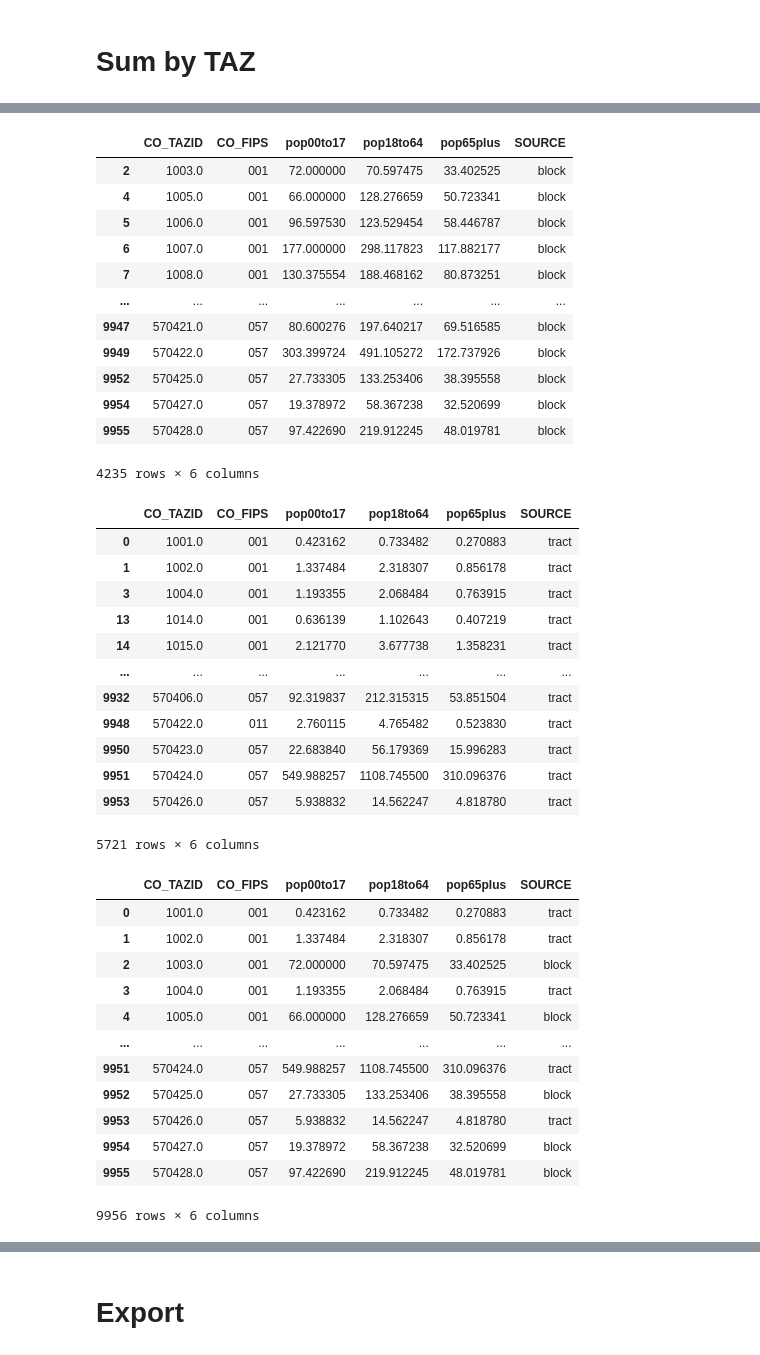
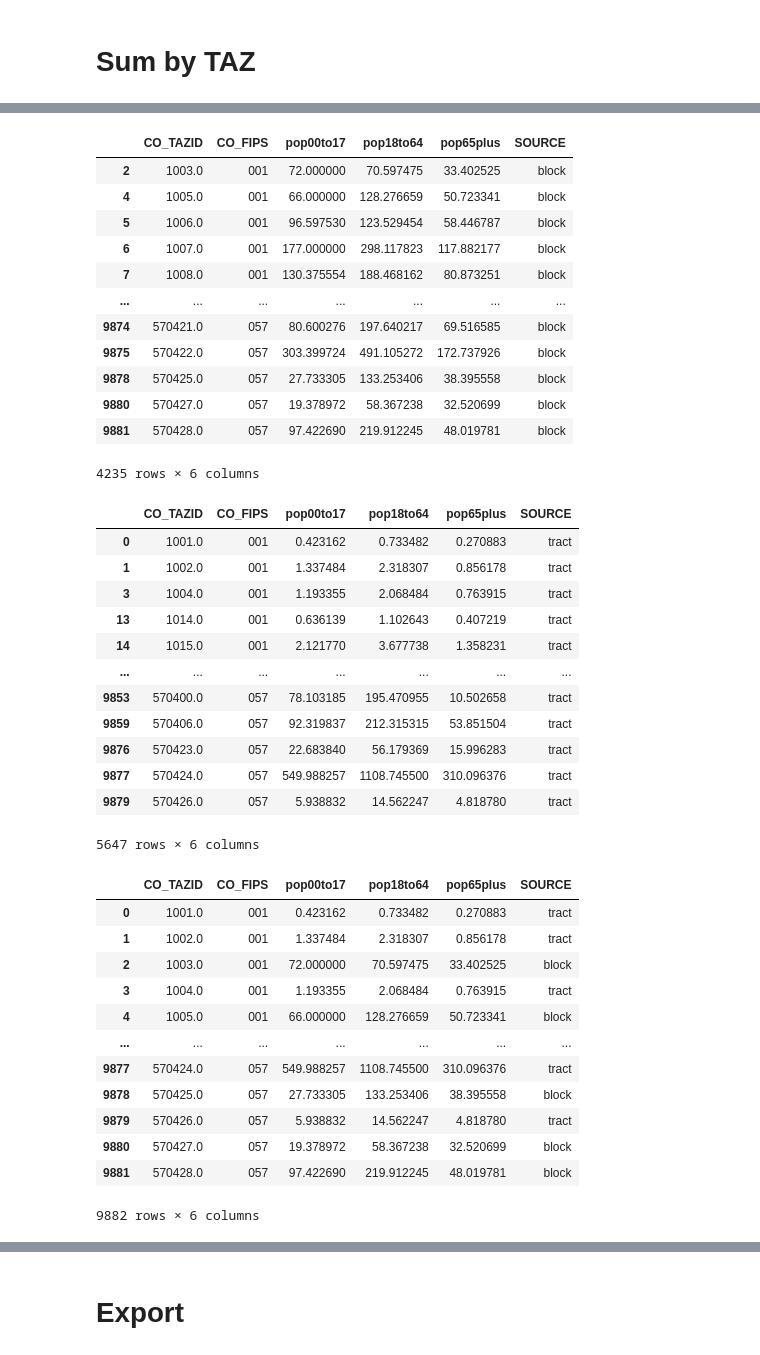
Before and after one commit to WFRCAnalytics/TDM-INP-TAZ-Age-Percent, a Jupyter notebook: 1-taz-age-percent.ipynb, the cells around one changed output, grey strips where cells are left out. Saved outputs shown, nothing was run; the diff lists cells and outputs as text; code cells hidden in the pictures.

Commit message:
Fix code to reassign duplicate CO_TAZIDS

```diff
--- a/1-taz-age-percent.ipynb
+++ b/1-taz-age-percent.ipynb
@@ -493,3 +493,22 @@ bs_blk_blkgrp_df
 | 85960 | 49 | 005 | 000900 | 1000 | 1 | 50400.0 | 1.000000 | 390.0 | ... |
 | 85961 | 49 | 003 | 960100 | 3738 | 3 | 3288.0 | 1.000000 | 0.0 | ... |
 85962 rows × 11 columns
+# %%
+
+bs_blk_blkgrp_df_v2 = bs_blk_blkgrp_df.copy()
+
+county_mode_key = (
+    bs_blk_blkgrp_df_v2.groupby("CO_TAZID")["county"]
+    .agg(lambda x: x.mode().iloc[0])  # Get the most frequent value
+    .reset_index()
+    .rename(columns={"county": "county_mode"})
+)
+
+bs_blk_blkgrp_df_v2 = bs_blk_blkgrp_df_v2.merge(county_mode_key, on="CO_TAZID", how="left")
+
+bs_blk_blkgrp_df_v2["county"] = bs_blk_blkgrp_df_v2.apply(
+    lambda row: row["county_mode"] if row["county"] != row["county_mode"] else row["county"],
+    axis=1
+)
+
+bs_blk_blkgrp_df_v2
@@ -560,3 +593,21 @@ ts_tract_df
 | 2820576 | 49 | 057 | 211202 | 570423.0 | 0.000102 | 1011 | 1 | 0.003054 | ... |
 | 2820577 | 49 | 057 | 211202 | 570423.0 | 0.000102 | 1012 | 1 | 0.001934 | ... |
 2820578 rows × 11 columns
+# %%
+ts_tract_df_v2 = ts_tract_df.copy()
+
+county_mode_key = (
+    ts_tract_df_v2.groupby("CO_TAZID")["county"]
+    .agg(lambda x: x.mode().iloc[0])  # Get the most frequent value
+    .reset_index()
+    .rename(columns={"county": "county_mode"})
+)
+
+ts_tract_df_v2 = ts_tract_df_v2.merge(county_mode_key, on="CO_TAZID", how="left")
+
+ts_tract_df_v2["county"] = ts_tract_df_v2.apply(
+    lambda row: row["county_mode"] if row["county"] != row["county_mode"] else row["county"],
+    axis=1
+)
+
+ts_tract_df_v2
@@ -565,5 +646,5 @@ ts_tract_df
 # %%
-taz_block_df = bs_blk_blkgrp_df.groupby(['CO_TAZID','county'], as_index=False)[['census_blk_area_pop00to17','census_blk_area_pop18to64','census_blk_area_pop65plus']].sum()
+taz_block_df = bs_blk_blkgrp_df_v2.groupby(['CO_TAZID','county'], as_index=False)[['census_blk_area_pop00to17','census_blk_area_pop18to64','census_blk_area_pop65plus']].sum()
 
 # filter by only those census_blk_area_pop00to17'+'census_blk_area_pop18to64'+'census_blk_area_pop65plus >100 people
 taz_block_df = taz_block_df[
@@ -590,43 +671,43 @@ taz_block_df
 | 6 | 1007.0 | 001 | 177.000000 | 298.117823 | 117.882177 | block |
 | 7 | 1008.0 | 001 | 130.375554 | 188.468162 | 80.873251 | block |
 | ... | ... | ... | ... | ... | ... | ... |
-| 9947 | 570421.0 | 057 | 80.600276 | 197.640217 | 69.516585 | block |
-| 9949 | 570422.0 | 057 | 303.399724 | 491.105272 | 172.737926 | block |
-| 9952 | 570425.0 | 057 | 27.733305 | 133.253406 | 38.395558 | block |
-| 9954 | 570427.0 | 057 | 19.378972 | 58.367238 | 32.520699 | block |
-| 9955 | 570428.0 | 057 | 97.422690 | 219.912245 | 48.019781 | block |
+| 9874 | 570421.0 | 057 | 80.600276 | 197.640217 | 69.516585 | block |
+| 9875 | 570422.0 | 057 | 303.399724 | 491.105272 | 172.737926 | block |
+| 9878 | 570425.0 | 057 | 27.733305 | 133.253406 | 38.395558 | block |
+| 9880 | 570427.0 | 057 | 19.378972 | 58.367238 | 32.520699 | block |
+| 9881 | 570428.0 | 057 | 97.422690 | 219.912245 | 48.019781 | block |
 4235 rows × 6 columns
 # %%
-taz_tract_df = ts_tract_df.groupby(['CO_TAZID','county'], as_index=False)[['census_tract_area_pop00to17','census_tract_area_pop18to64','census_tract_area_pop65plus']].sum()
+taz_tract_df = ts_tract_df_v2.groupby(['CO_TAZID','county'], as_index=False)[['census_tract_area_pop00to17','census_tract_area_pop18to64','census_tract_area_pop65plus']].sum()
 
 # Remove records from taz_tract_df where CO_TAZID exists in taz_block_df
 taz_tract_df = taz_tract_df[~taz_tract_df.index.isin(taz_block_df.index)]
 
 taz_tract_df.columns= [
     'CO_TAZID',
     'CO_FIPS',
     'pop00to17',
     'pop18to64',
     'pop65plus'
 ]
 
 taz_tract_df['SOURCE'] = 'tract'
 
 taz_tract_df
 # %% [output]
 |  | CO_TAZID | CO_FIPS | pop00to17 | pop18to64 | pop65plus | SOURCE |
 | 0 | 1001.0 | 001 | 0.423162 | 0.733482 | 0.270883 | tract |
 | 1 | 1002.0 | 001 | 1.337484 | 2.318307 | 0.856178 | tract |
 | 3 | 1004.0 | 001 | 1.193355 | 2.068484 | 0.763915 | tract |
 | 13 | 1014.0 | 001 | 0.636139 | 1.102643 | 0.407219 | tract |
 | 14 | 1015.0 | 001 | 2.121770 | 3.677738 | 1.358231 | tract |
 | ... | ... | ... | ... | ... | ... | ... |
-| 9932 | 570406.0 | 057 | 92.319837 | 212.315315 | 53.851504 | tract |
-| 9948 | 570422.0 | 011 | 2.760115 | 4.765482 | 0.523830 | tract |
-| 9950 | 570423.0 | 057 | 22.683840 | 56.179369 | 15.996283 | tract |
-| 9951 | 570424.0 | 057 | 549.988257 | 1108.745500 | 310.096376 | tract |
-| 9953 | 570426.0 | 057 | 5.938832 | 14.562247 | 4.818780 | tract |
+| 9853 | 570400.0 | 057 | 78.103185 | 195.470955 | 10.502658 | tract |
+| 9859 | 570406.0 | 057 | 92.319837 | 212.315315 | 53.851504 | tract |
+| 9876 | 570423.0 | 057 | 22.683840 | 56.179369 | 15.996283 | tract |
+| 9877 | 570424.0 | 057 | 549.988257 | 1108.745500 | 310.096376 | tract |
+| 9879 | 570426.0 | 057 | 5.938832 | 14.562247 | 4.818780 | tract |
-5721 rows × 6 columns
+5647 rows × 6 columns
 # %%
 taz_pop_df = pd.concat([taz_block_df, taz_tract_df], ignore_index=True).sort_values(by='CO_TAZID').reset_index(drop=True)
 taz_pop_df
@@ -638,9 +719,9 @@ taz_pop_df
 | 3 | 1004.0 | 001 | 1.193355 | 2.068484 | 0.763915 | tract |
 | 4 | 1005.0 | 001 | 66.000000 | 128.276659 | 50.723341 | block |
 | ... | ... | ... | ... | ... | ... | ... |
-| 9951 | 570424.0 | 057 | 549.988257 | 1108.745500 | 310.096376 | tract |
-| 9952 | 570425.0 | 057 | 27.733305 | 133.253406 | 38.395558 | block |
-| 9953 | 570426.0 | 057 | 5.938832 | 14.562247 | 4.818780 | tract |
-| 9954 | 570427.0 | 057 | 19.378972 | 58.367238 | 32.520699 | block |
-| 9955 | 570428.0 | 057 | 97.422690 | 219.912245 | 48.019781 | block |
+| 9877 | 570424.0 | 057 | 549.988257 | 1108.745500 | 310.096376 | tract |
+| 9878 | 570425.0 | 057 | 27.733305 | 133.253406 | 38.395558 | block |
+| 9879 | 570426.0 | 057 | 5.938832 | 14.562247 | 4.818780 | tract |
+| 9880 | 570427.0 | 057 | 19.378972 | 58.367238 | 32.520699 | block |
+| 9881 | 570428.0 | 057 | 97.422690 | 219.912245 | 48.019781 | block |
-9956 rows × 6 columns
+9882 rows × 6 columns
```
Also changed, not shown: parts of 12 cells of this notebook, 1 other file.
